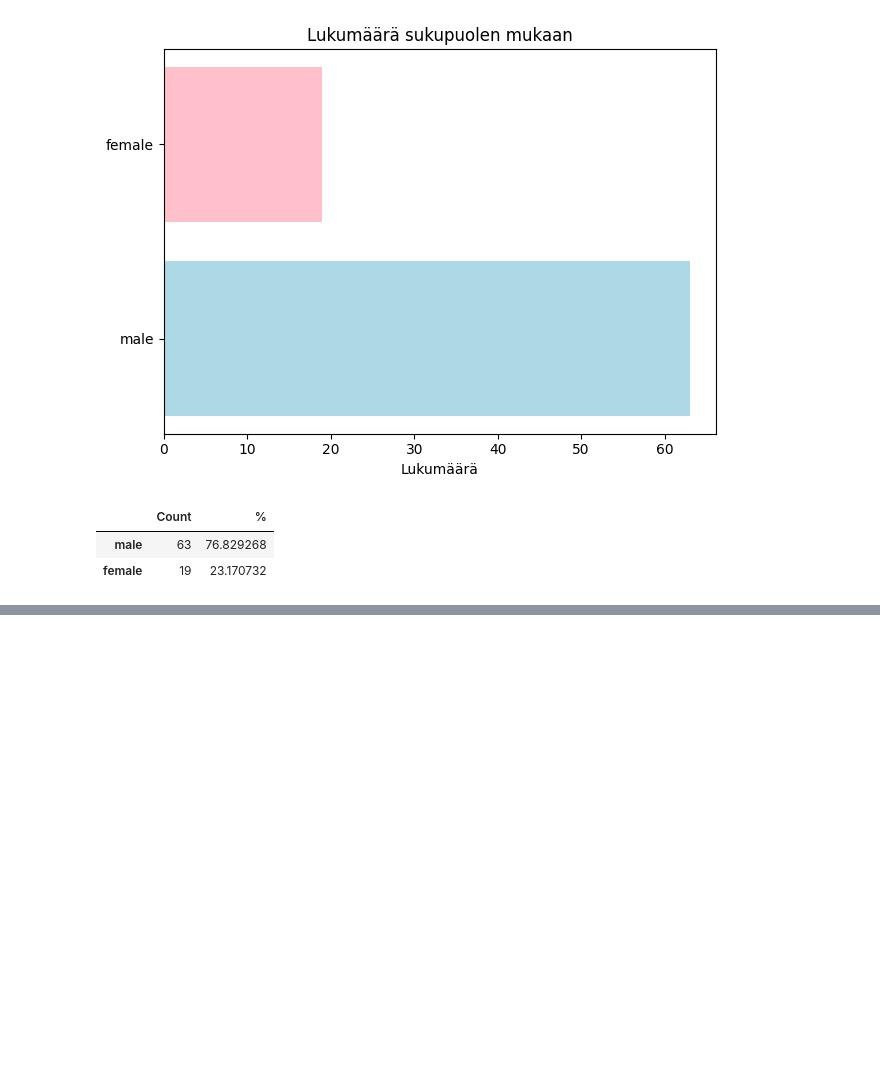
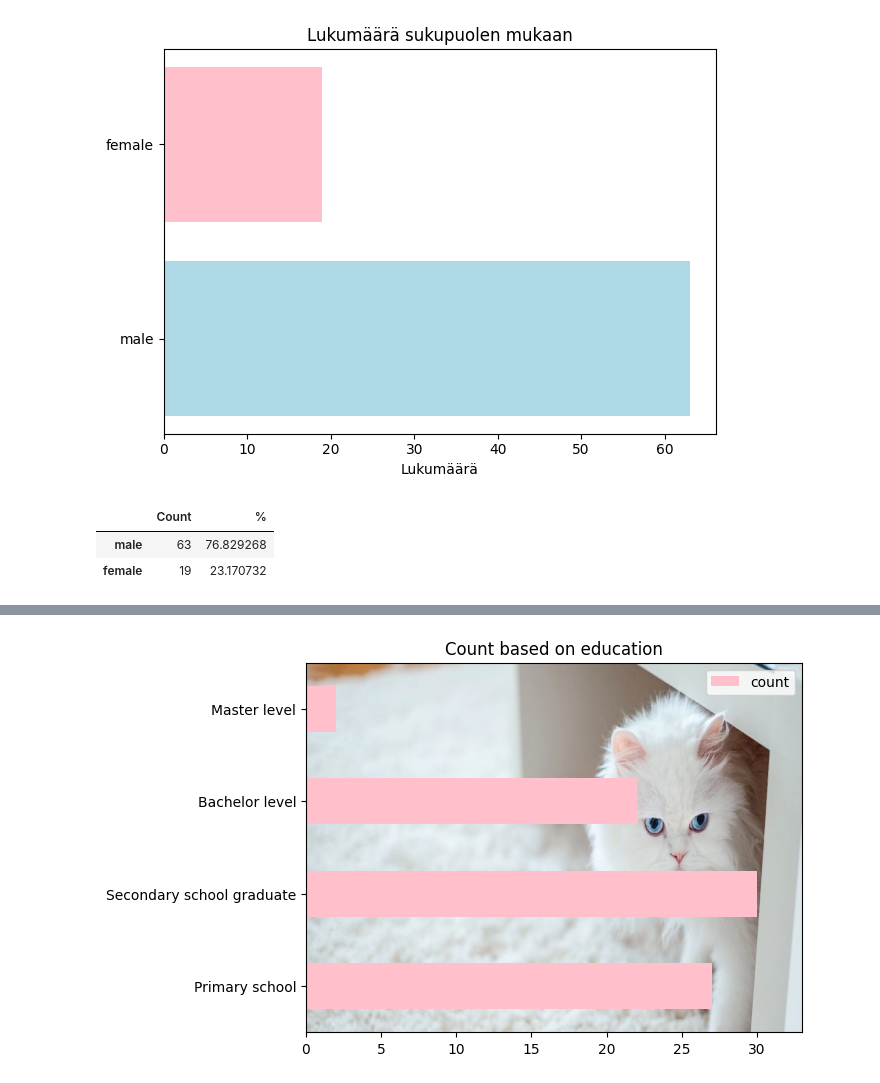
Before and after one commit to lauraanieminen/tietojenkasittelyprojekti, a Jupyter notebook: projekti.ipynb, the cells around one changed output, grey strips where cells are left out. Saved outputs shown, nothing was run; the diff lists cells and outputs as text; code cells hidden in the pictures; blank space fills up the shorter version.

```diff
--- a/projekti.ipynb
+++ b/projekti.ipynb
@@ -196,3 +216,9 @@ df2
 |  | Count | % |
 | male | 63 | 76.829268 |
 | female | 19 | 23.170732 |
+# %%
+#Laura S
+df1=pd.crosstab(df[ 'education' ], 'count')
+df1.index=['Primary school', 'Secondary school graduate','Bachelor level','Master level']
+df1.columns.name=''
+df1
@@ -198,0 +231,13 @@ df2
+# %%
+
+img = mpimg.imread('kisu.webp')  # vaihda polku omaan kuvaan
+
+fig, ax = plt.subplots()
+ax.imshow(img, extent=[0, df1.values.max()*1.1, -0.5, len(df1)-0.5], aspect='auto', zorder=0)
+
+df1.plot.barh(ax=ax, color='pink', zorder=1)
+
+plt.title('Count based on education')
+plt.show()
+# %% [output]
+[figure, added]
```
Also changed, not shown: parts of 11 cells of this notebook, 1 other file.
